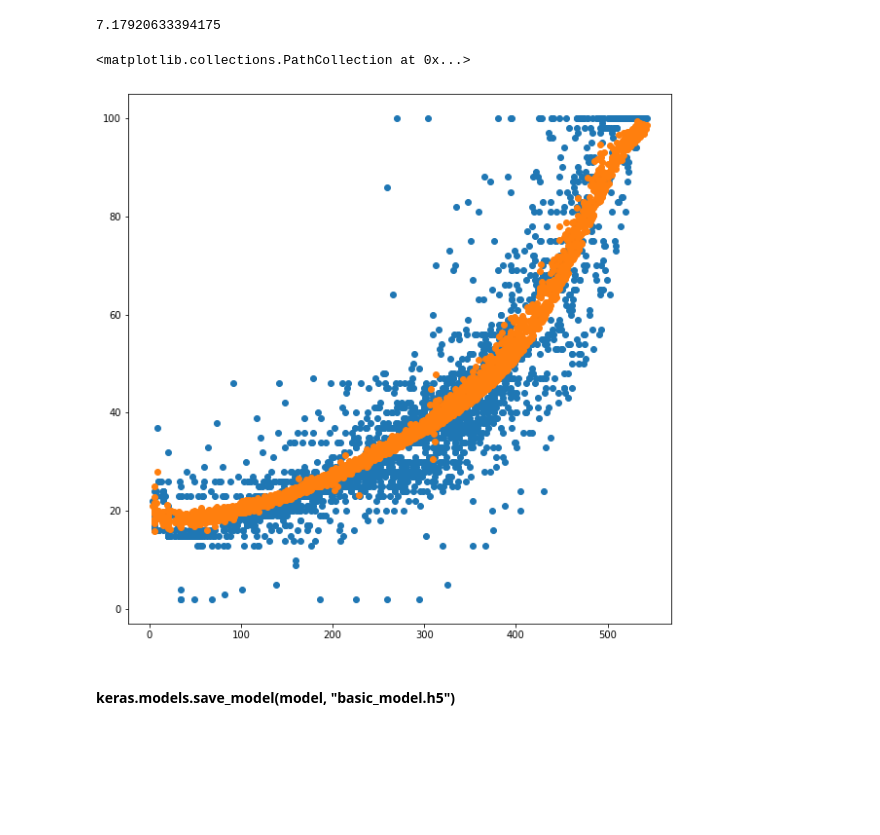
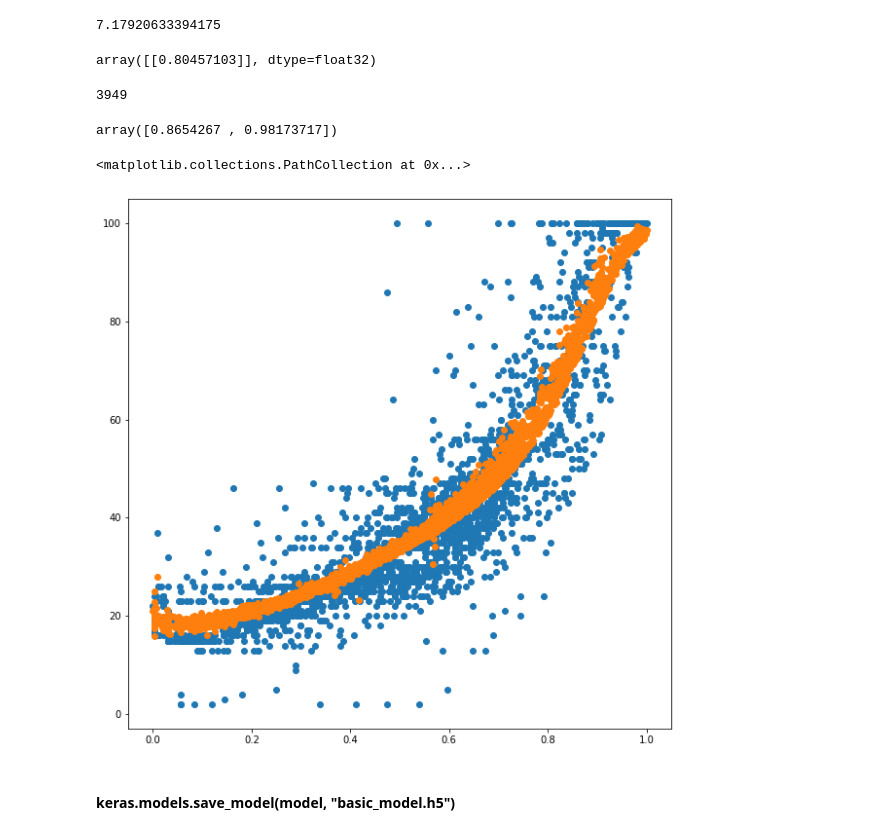
Before and after one commit to drg101/MLESC, a Jupyter notebook: analyze/Basic_Analyze.ipynb, the cells around one changed output. Saved outputs shown, nothing was run; the diff lists cells and outputs as text; code cells hidden in the pictures; blank space fills up the shorter version.

```diff
--- a/analyze/Basic_Analyze.ipynb
+++ b/analyze/Basic_Analyze.ipynb
@@ -186,3 +210,5 @@ X_scaled = X_scaler.transform(X_actual)
+# %%
+model = keras.models.load_model('basic_model.h5')
 # %%
 model.fit(X_scaled, voltage / 100, epochs=1000)
 # %% [output]
@@ -209,14 +235,26 @@ predicted_voltage = model.predict(X_scaled) * 100
 np.sqrt(np.mean((predicted_voltage-voltage)**2))
 # %% [output]
 7.17920633394175
+# %%
+model.predict(np.array([[1.0,-0.2]]))
+# %% [output]
+array([[0.80457103]], dtype=float32)
+# %%
+predicted_voltage.argmax()
+# %% [output]
+3949
+# %%
+X_scaled[3949]
+# %% [output]
+array([0.8654267 , 0.98173717])
 # %%
-speed = X[:,2]
+speed = X_scaled[:,1]
 plt.figure(figsize=(10,10))
 plt.scatter(speed, voltage)
 plt.scatter(speed, predicted_voltage)
 # %% [output]
 <matplotlib.collections.PathCollection at 0x...>
-[figure, old version]
+[figure, new version]
 # %% [markdown]
 #### keras.models.save_model(model, "basic_model.h5")
 # %% [markdown]
```
Also changed, not shown: parts of 6 cells of this notebook, 3 other files.
